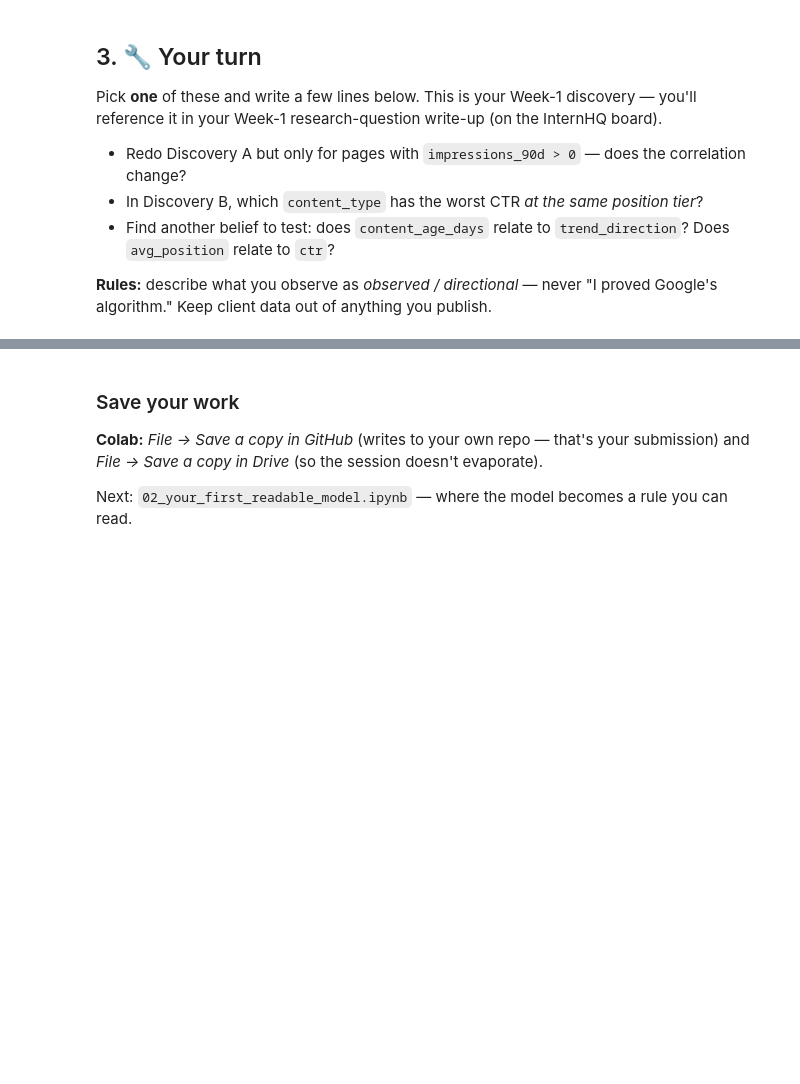
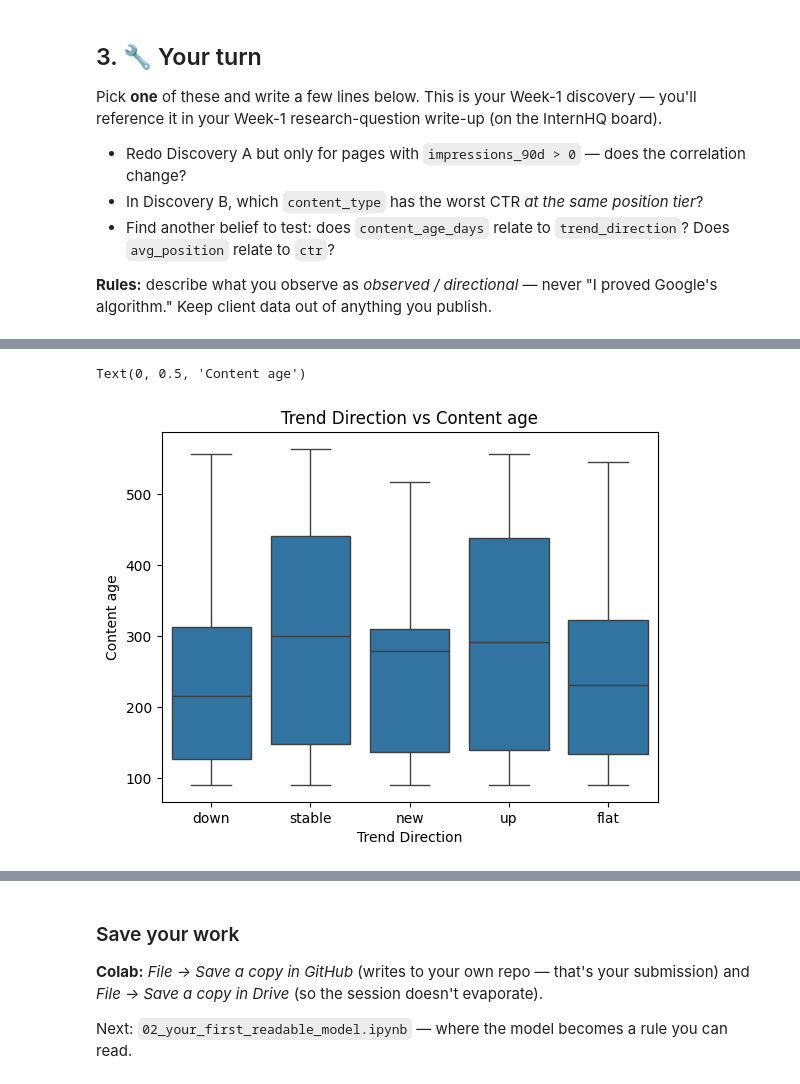
Before and after one commit to 00Bhuwan/flyrank-ml-internship-my-work, a Jupyter notebook: notebooks/01_first_look_and_discovery.ipynb, the cells around one changed output, grey strips where cells are left out. Saved outputs shown, nothing was run; the diff lists cells and outputs as text; code cells hidden in the pictures; blank space fills up the shorter version.

```diff
--- a/notebooks/01_first_look_and_discovery.ipynb
+++ b/notebooks/01_first_look_and_discovery.ipynb
@@ -101,0 +262,11 @@ Pick **one** of these and write a few lines below. This is your Week-1 discovery
+# %%
+import seaborn as sns
+import matplotlib.pyplot as plt
+
+sns.boxplot(x='trend_direction', y='content_age_days', data=df)
+plt.title('Trend Direction vs Content age')
+plt.xlabel('Trend Direction')
+plt.ylabel('Content age')
+# %% [output]
+Text(0, 0.5, 'Content age')
+[figure, added]
```
Also changed, not shown: parts of 24 cells of this notebook, 1 other file.
